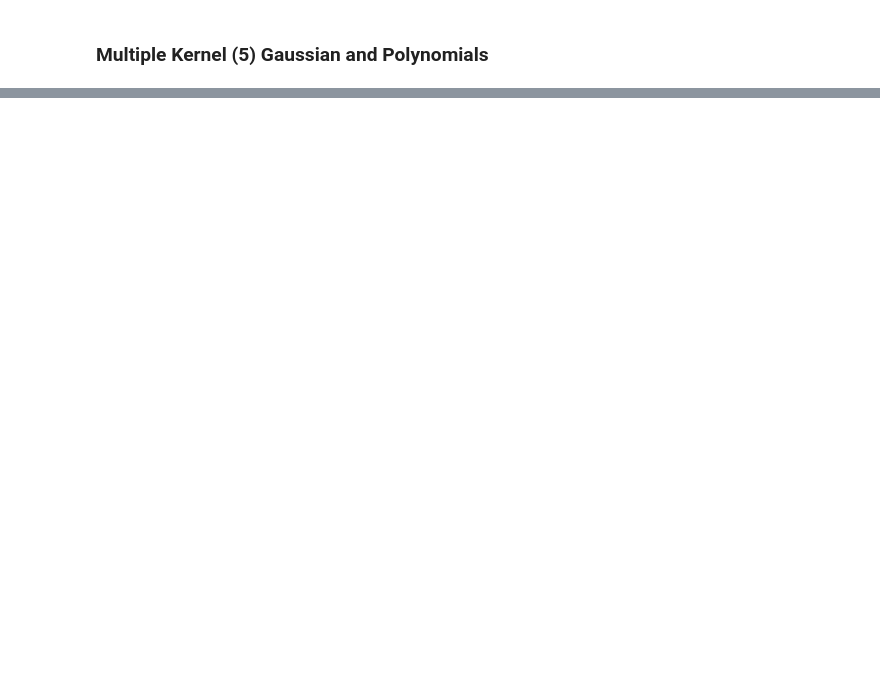
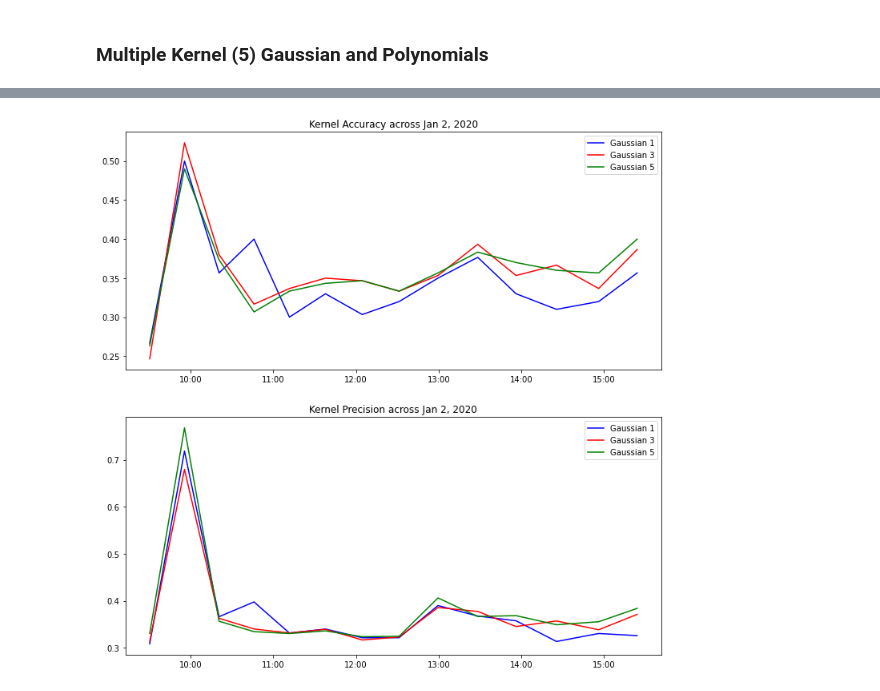
Before and after one commit to jasonbohne123/Kernel_Learning, a Jupyter notebook: LOB_Analysis/mkl_lob.ipynb, the cells around one changed output, grey strips where cells are left out. Drawn from its saved outputs; the diff is of its cells as text; code cells hidden in the pictures; blank space fills up the shorter version.

```diff
--- a/LOB_Analysis/mkl_lob.ipynb
+++ b/LOB_Analysis/mkl_lob.ipynb
@@ -309,5 +346,42 @@ precision_df.describe()
 | 50% | 0.379627 |
 | 75% | 0.411354 |
 | max | 0.776390 |
+# %%
+gaussian_accuracy_3_df=pd.DataFrame.from_dict(gaussian_accuracy_3,orient='index',columns=['gaussian'])
+gaussian_accuracy_3_df['date']=[i.date() for i in pd.to_datetime(gaussian_accuracy_3_df.index)]
+gaussian_precision_3_df=pd.DataFrame.from_dict(gaussian_precision_3,orient='index',columns=['gaussian'])
+gaussian_precision_3_df['date']=[i.date() for i in pd.to_datetime(gaussian_precision_3_df.index)]
+
+gaussian_accuracy_5_df=pd.DataFrame.from_dict(gaussian_accuracy_5,orient='index',columns=['linear'])
+gaussian_accuracy_5_df['date']=[i.date() for i in pd.to_datetime(gaussian_accuracy_5_df.index)]
+gaussian_precision_5_df=pd.DataFrame.from_dict(gaussian_precision_5,orient='index',columns=['linear'])
+gaussian_precision_5_df['date']=[i.date() for i in pd.to_datetime(gaussian_precision_5_df.index)]
+
+gaussian_accuracy_3_df=gaussian_accuracy_3_df[gaussian_accuracy_3_df['date']<date(2020,1,3)]
+gaussian_precision_3_df=gaussian_precision_3_df[gaussian_precision_3_df['date']<date(2020,1,3)]
+gaussian_accuracy_5_df=gaussian_accuracy_5_df[gaussian_accuracy_5_df['date']<date(2020,1,3)]
+gaussian_precision_5_df=gaussian_precision_5_df[gaussian_precision_5_df['date']<date(2020,1,3)]
+
+gaussian_accuracy_3_df.index=pd.to_datetime(gaussian_accuracy_3_df.index)
+gaussian_precision_3_df.index=pd.to_datetime(gaussian_precision_3_df.index)
+gaussian_accuracy_5_df.index=pd.to_datetime(gaussian_accuracy_5_df.index)
+gaussian_precision_5_df.index=pd.to_datetime(gaussian_precision_5_df.index)
+# %%
+fig,ax=plt.subplots(2,1,figsize=(12,12))
+ax[0].plot(single_gaussian_accuracy_df.index,single_gaussian_accuracy_df['gaussian'],label='Gaussian 1',color='blue')
+ax[0].plot(gaussian_accuracy_3_df.index,gaussian_accuracy_3_df['gaussian'],label='Gaussian 3',color='red')
+ax[0].plot(gaussian_accuracy_5_df.index,gaussian_accuracy_5_df['linear'],label='Gaussian 5',color='green')
+ax[0].set_title('Kernel Accuracy across Jan 2, 2020')
+ax[0].legend()
+ax[1].plot(single_gaussian_precision_df.index,single_gaussian_precision_df['gaussian'],label='Gaussian 1',color='blue')
+ax[1].plot(gaussian_precision_3_df.index,gaussian_precision_3_df['gaussian'],label='Gaussian 3',color='red')
+ax[1].plot(gaussian_precision_5_df.index,gaussian_precision_5_df['linear'],label='Gaussian 5',color='green')
+ax[1].set_title('Kernel Precision across Jan 2, 2020')
+ax[1].legend()
+xfmt = DateFormatter('%H:%M')
+ax[0].xaxis.set_major_formatter(xfmt)
+ax[1].xaxis.set_major_formatter(xfmt)
+# %% [output]
+[figure, added]
 # %%
 fig,axis=plt.subplots(2,1,figsize=(12,12))
```
Also changed, not shown: parts of 11 cells of this notebook.
